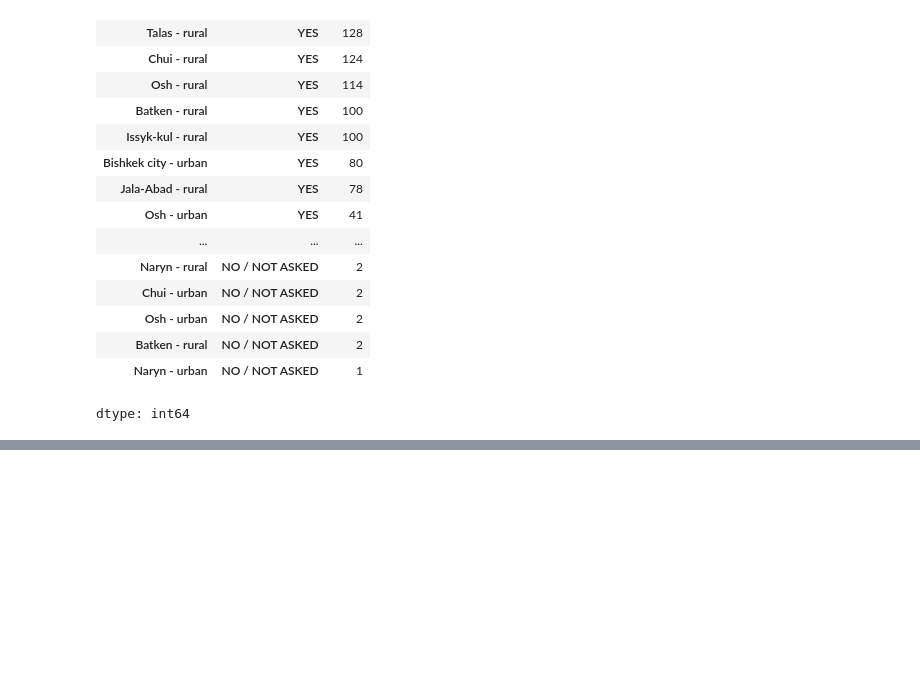
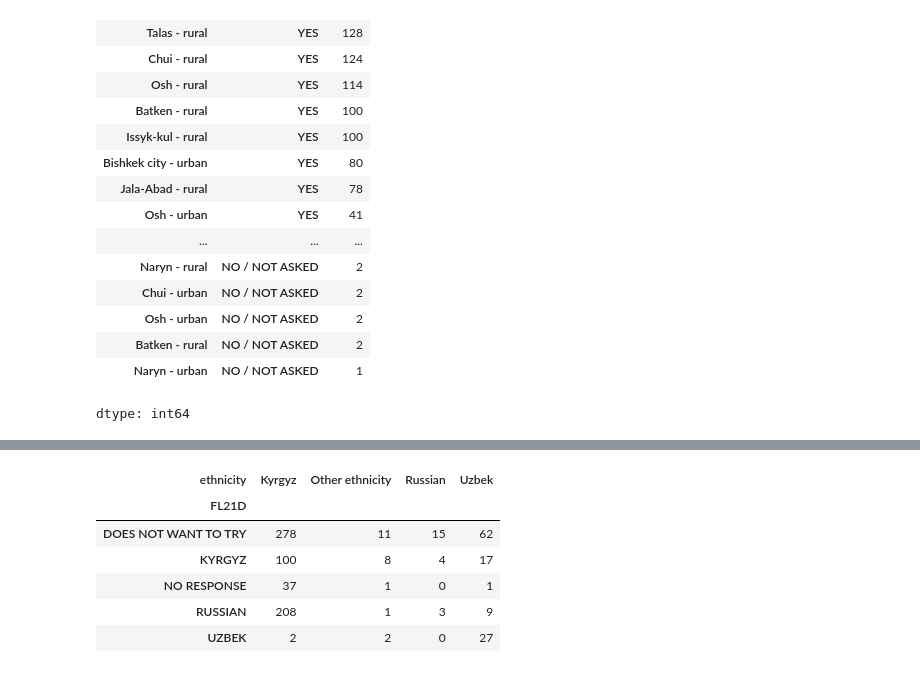
Before and after one commit to Jonchyk/Datamgmt, a Jupyter notebook: PS1.ipynb, the cells around one changed output, grey strips where cells are left out. Saved outputs shown, nothing was run; the diff lists cells and outputs as text; code cells hidden in the pictures; blank space fills up the shorter version.

```diff
--- a/PS1.ipynb
+++ b/PS1.ipynb
@@ -192,0 +214,11 @@ dtype: int64
+# %%
+#There are two stories. The first story is read in a language selected by the child. If the child agrees to read a second story, in FL21D, they must pick a second language to read it in. Let's see that break out
+pd.crosstab(df_age['FL21D'], df_age['ethnicity'])
+# %% [output]
+| ethnicity | Kyrgyz | Other ethnicity | Russian | Uzbek |
+| FL21D |  |  |  |  |
+| DOES NOT WANT TO TRY | 278 | 11 | 15 | 62 |
+| KYRGYZ | 100 | 8 | 4 | 17 |
+| NO RESPONSE | 37 | 1 | 0 | 1 |
+| RUSSIAN | 208 | 1 | 3 | 9 |
+| UZBEK | 2 | 2 | 0 | 27 |
```
Also changed, not shown: parts of 6 cells of this notebook.
